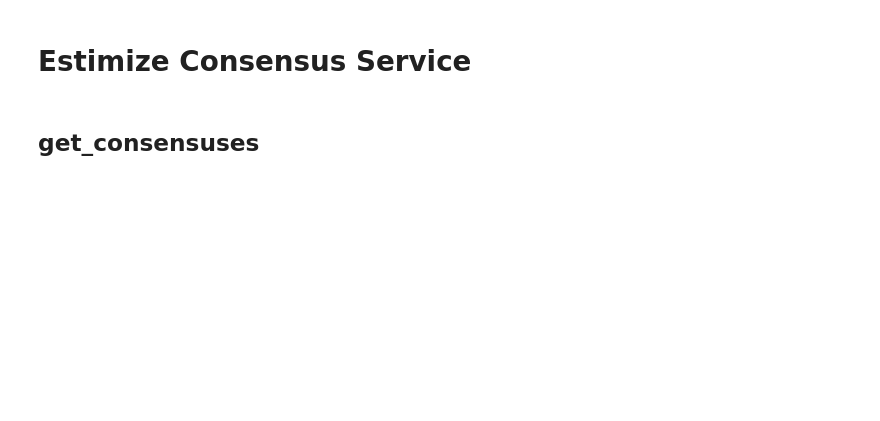
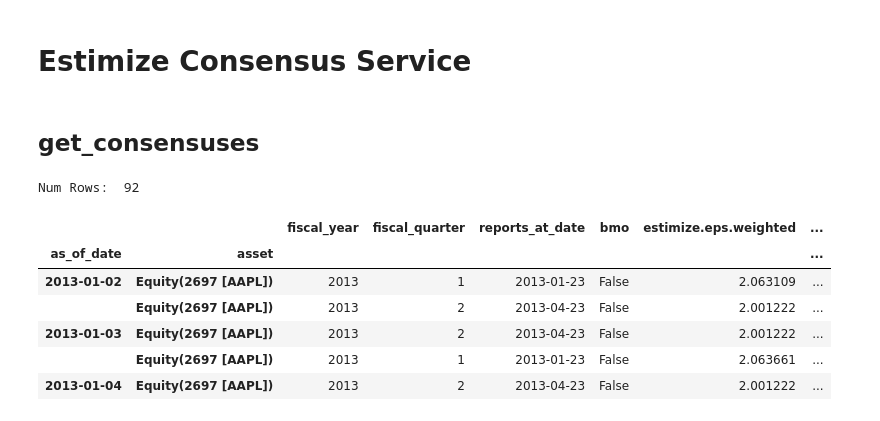
Before and after one commit to Estimize/estimize-research-py, a Jupyter notebook: notebooks/api_examples.ipynb, the cells around one changed output. Cells and saved outputs as stored; diff of their text form; code cells hidden in the pictures; blank space fills up the shorter version.

```diff
--- a/notebooks/api_examples.ipynb
+++ b/notebooks/api_examples.ipynb
@@ -105,3 +105,19 @@ from estimize.services import EstimizeConsensusService
 estimize_consensus_service = injector.get(EstimizeConsensusService)
 # %% [markdown]
 ## get_consensuses
+# %%
+start_date = '2013-01-01'
+end_date = '2013-02-01'
+asset = asset_service.get_asset('AAPL')
+ecdf = estimize_consensus_service.get_consensuses(start_date, end_date, [asset])
+print('Num Rows: ', len(ecdf))
+display(ecdf.head(5))
+# %% [output]
+Num Rows:  92
+|  |  | fiscal_year | fiscal_quarter | reports_at_date | bmo | estimize.eps.weighted | ... |
+| as_of_date | asset |  |  |  |  |  | ... |
+| 2013-01-02 | Equity(2697 [AAPL]) | 2013 | 1 | 2013-01-23 | False | 2.063109 | ... |
+|  | Equity(2697 [AAPL]) | 2013 | 2 | 2013-04-23 | False | 2.001222 | ... |
+| 2013-01-03 | Equity(2697 [AAPL]) | 2013 | 2 | 2013-04-23 | False | 2.001222 | ... |
+|  | Equity(2697 [AAPL]) | 2013 | 1 | 2013-01-23 | False | 2.063661 | ... |
+| 2013-01-04 | Equity(2697 [AAPL]) | 2013 | 2 | 2013-04-23 | False | 2.001222 | ... |
```
Also changed, not shown: parts of 8 cells of this notebook, 34 other files.
